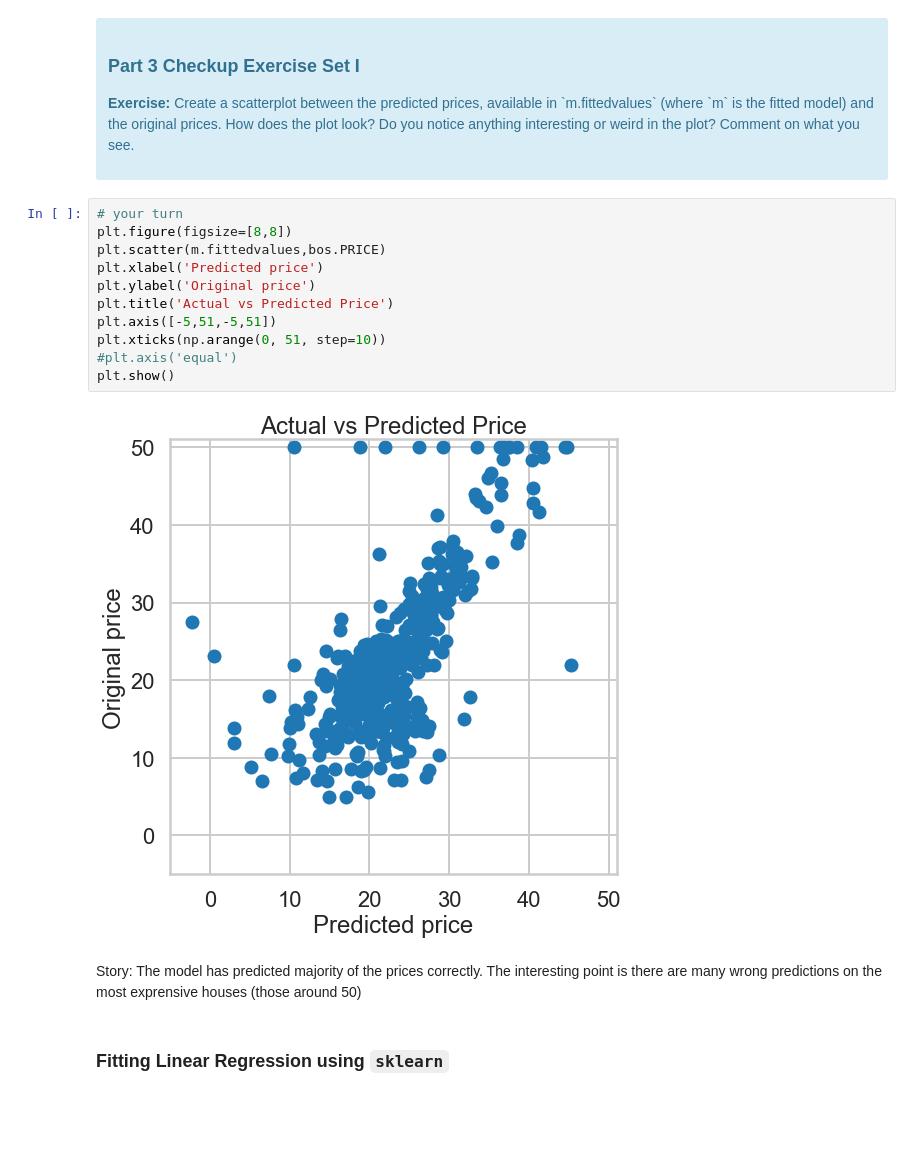
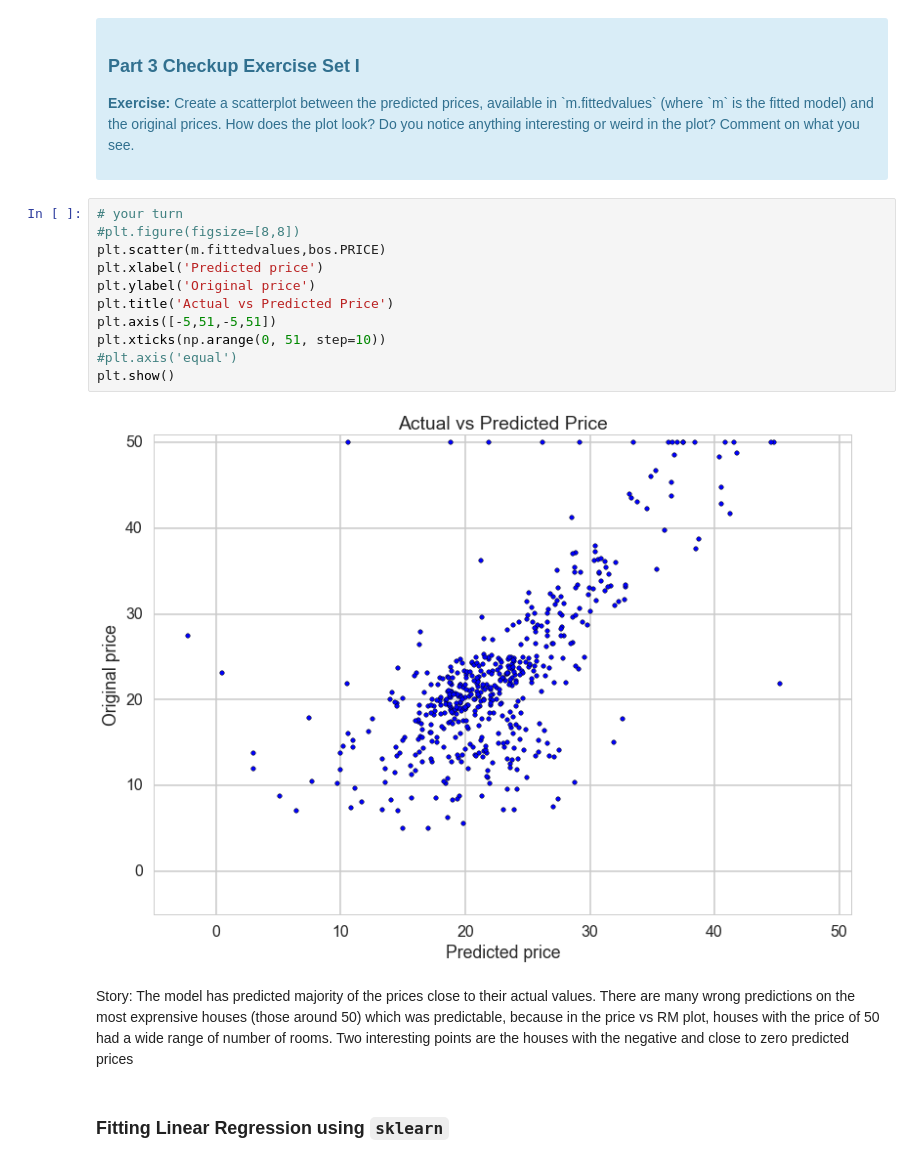
Before and after one commit to moeinsoodavi/Springboard, a Jupyter notebook: linear_regression/Mini_Project_Linear_Regression.ipynb, the cells around one changed output. Saved outputs shown, nothing was run; the diff lists cells and outputs as text; blank space fills up the shorter version.

```diff
--- a/linear_regression/Mini_Project_Linear_Regression.ipynb
+++ b/linear_regression/Mini_Project_Linear_Regression.ipynb
@@ -454,19 +456,19 @@ Let's see how our model actually fit our data. We can see below that there is a
 </div>
 # %%
 # your turn
-plt.figure(figsize=[8,8])
+#plt.figure(figsize=[8,8])
 plt.scatter(m.fittedvalues,bos.PRICE)
 plt.xlabel('Predicted price')
 plt.ylabel('Original price')
 plt.title('Actual vs Predicted Price')
 plt.axis([-5,51,-5,51])
 plt.xticks(np.arange(0, 51, step=10))
 #plt.axis('equal')
 plt.show()
 # %% [output]
-[figure, old version]
+[figure, new version]
 # %% [markdown]
-Story: The model has predicted majority of the prices correctly. The interesting point is there are many wrong predictions on the most exprensive houses (those around 50)
+Story: The model has predicted majority of the prices close to their actual values. There are many wrong predictions on the most exprensive houses (those around 50) which was predictable, because in the price vs RM plot, houses with the price of 50 had a wide range of number of rooms. Two interesting points are the houses with the negative and close to zero predicted prices
 # %% [markdown]
 ### Fitting Linear Regression using `sklearn`
 # %%
```
Also changed, not shown: parts of 47 cells of this notebook.
